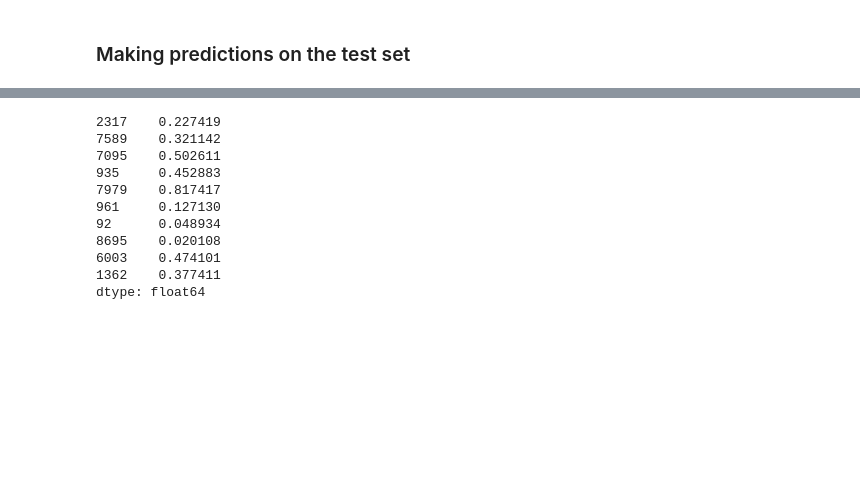
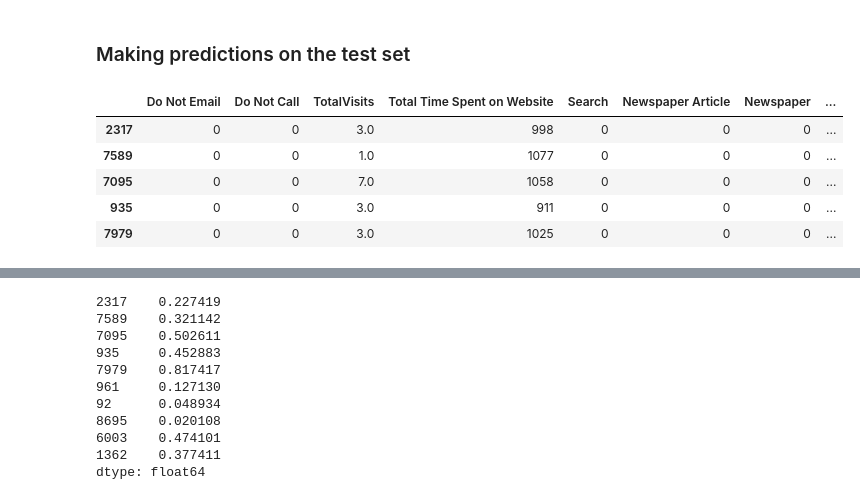
Before and after one commit to UshaVel/Lead_Scoring_Case_Study, a Jupyter notebook: Lead Scoring assignment.ipynb, the cells around one changed output, grey strips where cells are left out. Cells and saved outputs as stored; diff of their text form; code cells hidden in the pictures; blank space fills up the shorter version.

```diff
--- a/Lead Scoring assignment.ipynb
+++ b/Lead Scoring assignment.ipynb
@@ -1592,6 +1600,15 @@ y_train_pred_final1.head(5)
 | 4 | 557 | 0 | 0 | 0.133496 | 13 |
 # %% [markdown]
 ### Making predictions on the test set
+# %%
+X_test.head(5)
+# %% [output]
+|  | Do Not Email | Do Not Call | TotalVisits | Total Time Spent on Website | Search | Newspaper Article | Newspaper | ... |
+| 2317 | 0 | 0 | 3.0 | 998 | 0 | 0 | 0 | ... |
+| 7589 | 0 | 0 | 1.0 | 1077 | 0 | 0 | 0 | ... |
+| 7095 | 0 | 0 | 7.0 | 1058 | 0 | 0 | 0 | ... |
+| 935 | 0 | 0 | 3.0 | 911 | 0 | 0 | 0 | ... |
+| 7979 | 0 | 0 | 3.0 | 1025 | 0 | 0 | 0 | ... |
 # %%
 X_test[['Total Time Spent on Website','TotalVisits']] = scaler.transform(X_test[['Total Time Spent on Website','TotalVisits']])
 # %%
```
Also changed, not shown: parts of 21 cells of this notebook.
